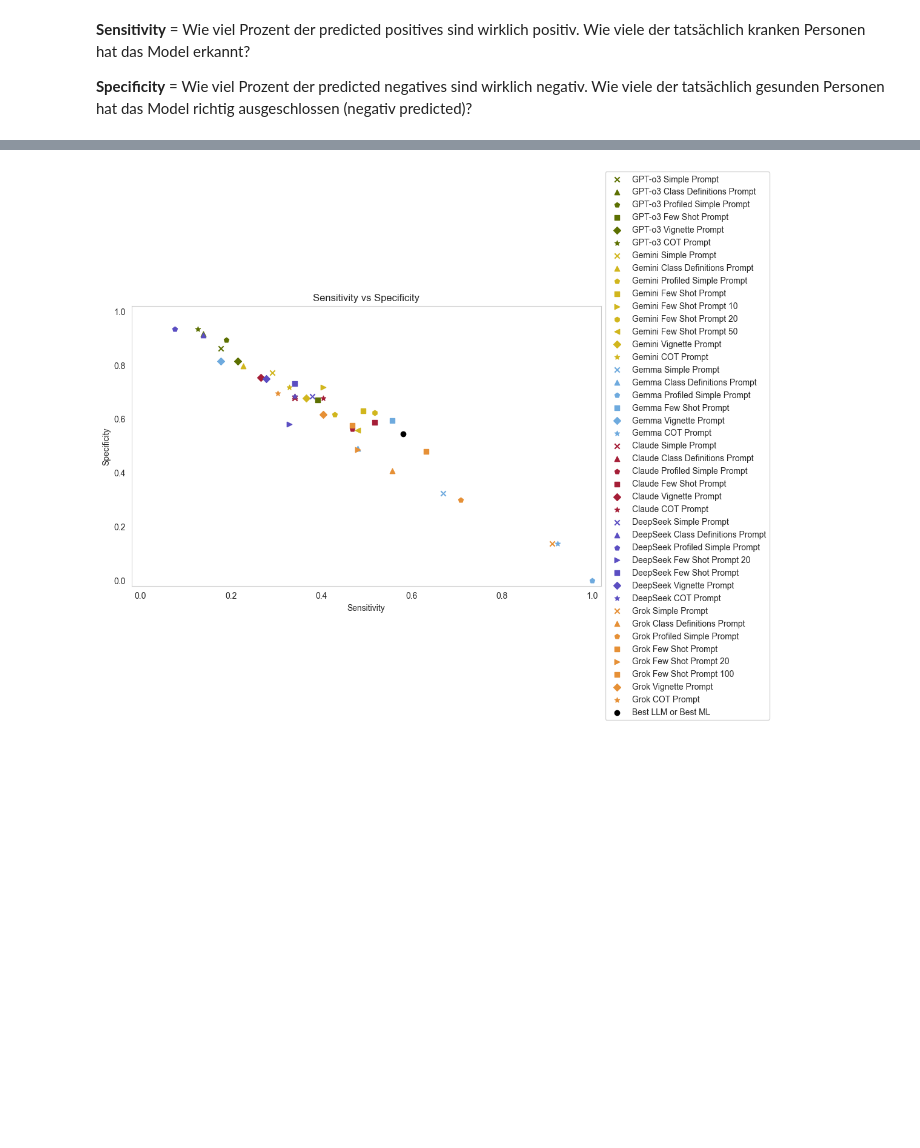
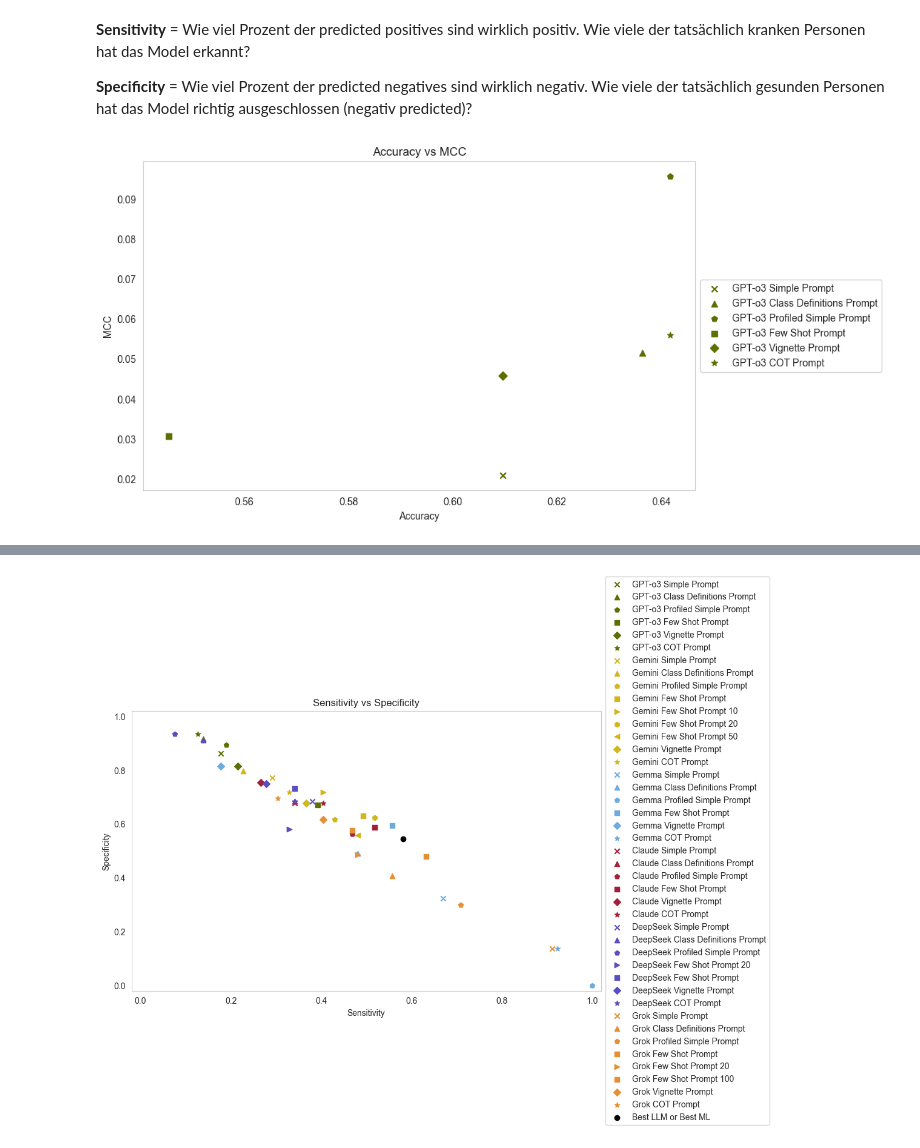
Before and after one commit to kimmizi/master_thesis, a Jupyter notebook: exp/05_Evaluation_Performance.ipynb, the cells around one changed output, grey strips where cells are left out. Cells and saved outputs as stored; diff of their text form; code cells hidden in the pictures; blank space fills up the shorter version.

```diff
--- a/exp/05_Evaluation_Performance.ipynb
+++ b/exp/05_Evaluation_Performance.ipynb
@@ -33,6 +33,10 @@ from sklearn.metrics import confusion_matrix, recall_score, matthews_corrcoef, a
 from sklearn.model_selection import train_test_split
 # %%
 data_change = pd.read_csv("../dat/dips/DIPS_Data_cleaned_change.csv", sep = ",", low_memory = False)
+# %%
+# read "dat/dips/indices_k1_not_space.txt" file
+with open("../dat/dips/indices_k1_not_space.txt", "r") as f:
+    indices = [int(line.strip()) for line in f.readlines()]
 # %%
 y_pred_lr = pd.read_csv("01_ML/y_pred_ML/y_pred_lr.csv", sep =",")
 y_pred_rf = pd.read_csv("01_ML/y_pred_ML/y_pred_rf.csv", sep =",")
@@ -150,0 +228,2 @@ X_train shape:  (983, 22) 0.8
+# %%
+y_test_excl = y_test_excl["hpi"]
@@ -163,6 +300,9 @@ def calculate_metrics(y_test, y_pred):
     sensitivity = cm[1,1]/(cm[1,0]+cm[1,1])
     specificity = cm[0,0]/(cm[0,0]+cm[0,1])
 
+    fpr, tpr, thresholds = roc_curve(y_test, y_pred, pos_label = 1)
+    roc_auc = auc(fpr, tpr)
+
     # dictionary with all metrics
     metrics = {
         "accuracy": accuracy,
@@ -172,7 +312,8 @@ def calculate_metrics(y_test, y_pred):
         "precision": precision,
         "recall": recall,
         "sensitivity": sensitivity,
-        "specificity": specificity
+        "specificity": specificity,
+        "roc_auc": roc_auc
     }
 
     return metrics
@@ -202 +350,8 @@ metrics_GPT_o3_cot_prompt = calculate_metrics(y_test, y_pred_GPT_o3_cot_prompt["
+# %%
+metrics_GPT_o3_simple_prompt = calculate_metrics(y_test_excl, y_pred_GPT_o3_simple_prompt["y_pred"])
+metrics_GPT_o3_class_definitions_prompt = calculate_metrics(y_test_excl, y_pred_GPT_o3_class_definitions_prompt["y_pred"])
+metrics_GPT_o3_profiled_simple_prompt = calculate_metrics(y_test_excl, y_pred_GPT_o3_profiled_simple_prompt["y_pred"])
+metrics_GPT_o3_vignette_prompt = calculate_metrics(y_test_excl, y_pred_GPT_o3_vignette_prompt["y_pred"])
+metrics_GPT_o3_few_shot_prompt = calculate_metrics(y_test_excl, y_pred_GPT_o3_few_shot_prompt["y_pred"])
+metrics_GPT_o3_cot_prompt = calculate_metrics(y_test_excl, y_pred_GPT_o3_cot_prompt["y_pred"])
 # %%
@@ -347,6 +549,42 @@ plt.savefig("../doc/figs/01_LLM_ML_performance/sensitivity_specificity_ML.png",
 **Sensitivity** = Wie viel Prozent der predicted positives sind wirklich positiv. Wie viele der tatsächlich kranken Personen hat das Model erkannt?
 
 **Specificity** = Wie viel Prozent der predicted negatives sind wirklich negativ. Wie viele der tatsächlich gesunden Personen hat das Model richtig ausgeschlossen (negativ predicted)?
+# %%
+# plot all simple prompts for LLMs: MCC vs Accuracy
+plt.figure(figsize = (10, 6))
+
+# plt.scatter(metrics_GPT_simple_prompt["accuracy"], metrics_GPT_simple_prompt["mcc"], label = "GPT-4.1 Simple Prompt", color = hex_colors[9], marker = "x")
+# plt.scatter(metrics_GPT_class_def_prompt["accuracy"], metrics_GPT_class_def_prompt["mcc"], label = "GPT-4.1 Class Definitions Prompt", color = hex_colors[9], marker = "^")
+# plt.scatter(metrics_GPT_profiled_simple_prompt["accuracy"], metrics_GPT_profiled_simple_prompt["mcc"], label = "GPT-4.1 Profiled Simple Prompt", color = hex_colors[9], marker = "p")
+# plt.scatter(metrics_GPT_few_shot_prompt["accuracy"], metrics_GPT_few_shot_prompt["mcc"], label = "GPT-4.1 Few Shot Prompt", color = hex_colors[9], marker = "s")
+# plt.scatter(metrics_GPT_vignette_prompt["accuracy"], metrics_GPT_vignette_prompt["mcc"], label = "GPT-4.1 Vignette Prompt", color = hex_colors[9], marker = "D")
+# plt.scatter(metrics_GPT_cot_prompt["accuracy"], metrics_GPT_cot_prompt["mcc"], label = "GPT-4.1 COT Prompt", color = hex_colors[9], marker = "*")
+
+plt.scatter(metrics_GPT_o3_simple_prompt["accuracy"], metrics_GPT_o3_simple_prompt["mcc"], label = "GPT-o3 Simple Prompt", color = hex_colors[9], marker = "x")
+plt.scatter(metrics_GPT_o3_class_definitions_prompt["accuracy"], metrics_GPT_o3_class_definitions_prompt["mcc"], label = "GPT-o3 Class Definitions Prompt", color = hex_colors[9], marker = "^")
+plt.scatter(metrics_GPT_o3_profiled_simple_prompt["accuracy"], metrics_GPT_o3_profiled_simple_prompt["mcc"], label = "GPT-o3 Profiled Simple Prompt", color = hex_colors[9], marker = "p")
+plt.scatter(metrics_GPT_o3_few_shot_prompt["accuracy"], metrics_GPT_o3_few_shot_prompt["mcc"], label = "GPT-o3 Few Shot Prompt", color = hex_colors[9], marker = "s")
+plt.scatter(metrics_GPT_o3_vignette_prompt["accuracy"], metrics_GPT_o3_vignette_prompt["mcc"], label = "GPT-o3 Vignette Prompt", color = hex_colors[9], marker = "D")
+plt.scatter(metrics_GPT_o3_cot_prompt["accuracy"], metrics_GPT_o3_cot_prompt["mcc"], label = "GPT-o3 COT Prompt", color = hex_colors[9], marker = "*")
+
+# plt.xlim(0.3, 0.7)
+# plt.ylim(-0.05, 0.25)
+
+# plt.xlim(0, 1.02)
+# plt.ylim(-1.02, 1.02)
+
+plt.xlabel("Accuracy")
+plt.ylabel("MCC")
+plt.title("Accuracy vs MCC")
+plt.legend(loc = 'center left', bbox_to_anchor = (1, 0.5))
+plt.grid()
+
+# # save as png
+# plt.savefig("../doc/figs/01_LLM_ML_performance/accuracy_mcc_LLMs.png", dpi = 300, bbox_inches = "tight")
+# plt.savefig("../doc/figs/01_LLM_ML_performance/accuracy_mcc_all_models.png", dpi = 300, bbox_inches = "tight")
+# plt.savefig("../doc/figs/01_LLM_ML_performance/accuracy_mcc_LLMs_ML_0_1.png", dpi = 300, bbox_inches = "tight")
+# %% [output]
+[figure, added]
 # %%
 # plot all simple prompts for LLMs: MCC vs Accuracy
 plt.figure(figsize = (10, 6))
```
Also changed, not shown: parts of 24 cells of this notebook, 5 other files.
